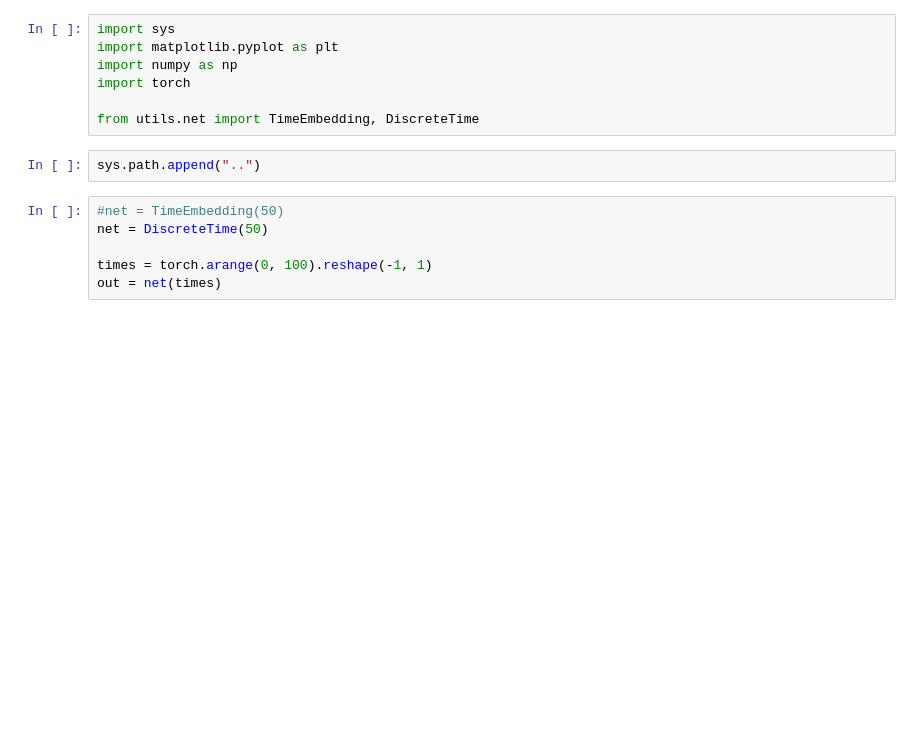
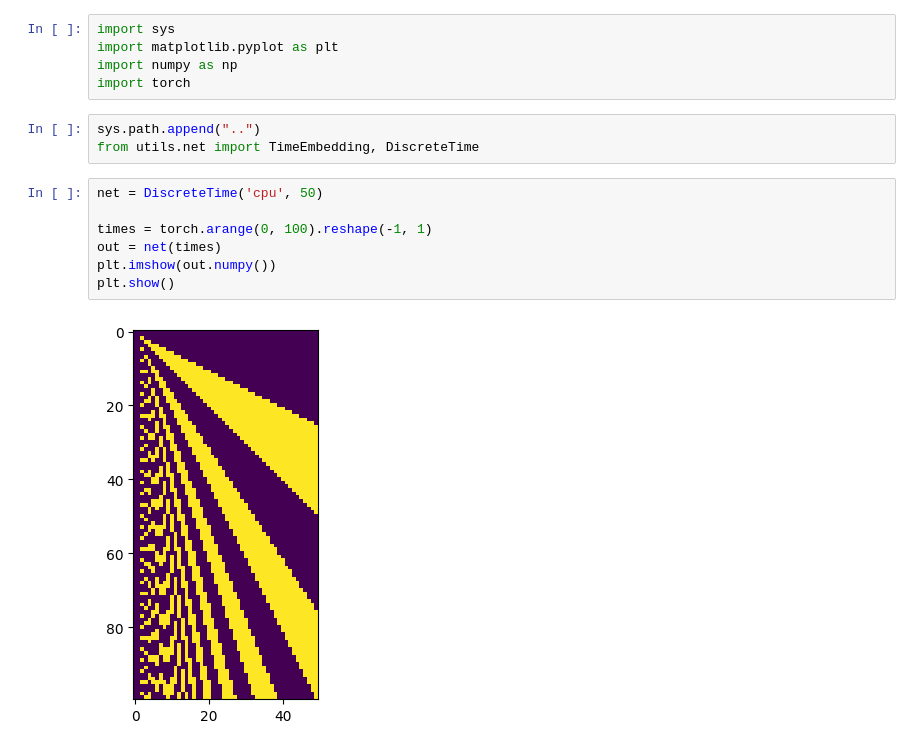
Before and after one commit to YuxinB/ProL, a Jupyter notebook: networks/notebooks/time_encoding.ipynb, the cells around one changed output. Drawn from its saved outputs; the diff is of its cells as text; blank space fills up the shorter version.

```diff
--- a/networks/notebooks/time_encoding.ipynb
+++ b/networks/notebooks/time_encoding.ipynb
@@ -3,14 +3,16 @@ import sys
 import matplotlib.pyplot as plt
 import numpy as np
 import torch
-
-from utils.net import TimeEmbedding, DiscreteTime
 # %%
 sys.path.append("..")
+from utils.net import TimeEmbedding, DiscreteTime
 # %%
-#net = TimeEmbedding(50)
-net = DiscreteTime(50)
+net = DiscreteTime('cpu', 50)
 
 times = torch.arange(0, 100).reshape(-1, 1)
 out = net(times)
+plt.imshow(out.numpy())
+plt.show()
+# %% [output]
+[figure, added]
 # %%
```
Also changed, not shown: parts of 3 cells of this notebook, 3 other files.
